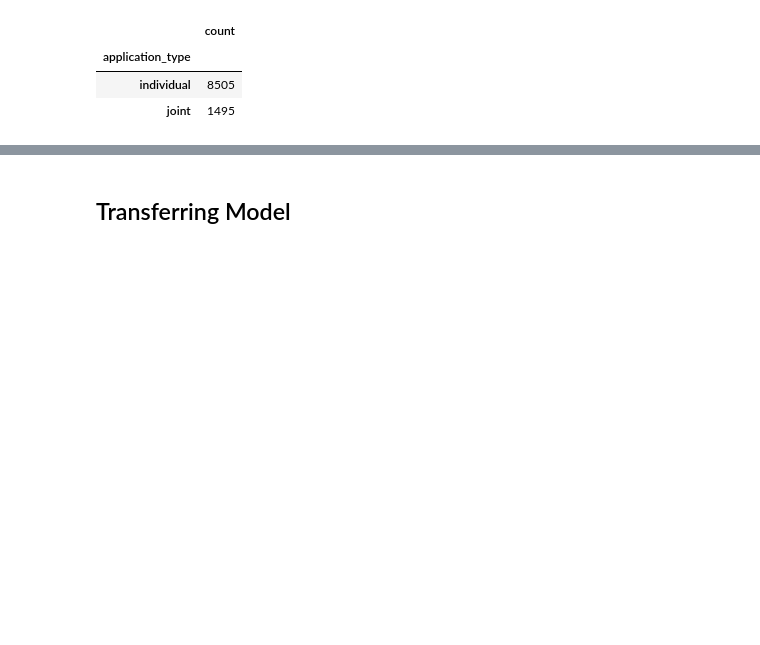
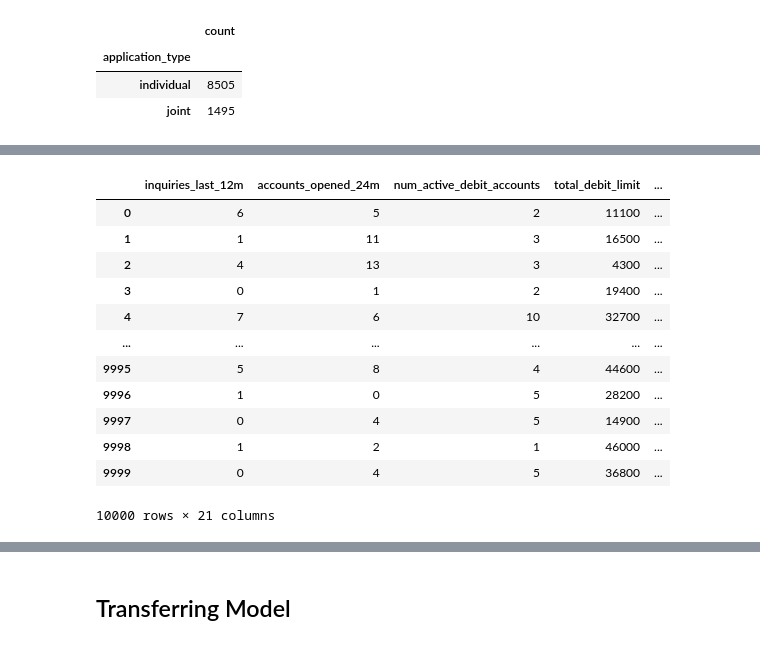
Before and after one commit to licaakwarteng/Credit-Risk-Decision-System, a Jupyter notebook: Credit_risk_decison_system.ipynb, the cells around one changed output, grey strips where cells are left out. Saved outputs shown, nothing was run; the diff lists cells and outputs as text; code cells hidden in the pictures; blank space fills up the shorter version.

```diff
--- a/Credit_risk_decison_system.ipynb
+++ b/Credit_risk_decison_system.ipynb
@@ -759,0 +172,4 @@ LogisticRegression()
+# %%
+# renaming some columns
+df = df.rename(columns={'balance': 'outstanding_balance', 'installment': 'installments_amount', 'paid_interest': 'total_interest_paid'})
+df.head()
@@ -759,0 +216,6 @@ LogisticRegression()
+# %%
+# changing dtypes
+df['months_since_90d_late'] = df['months_since_90d_late'].astype('int')
+df['num_accounts_120d_past_due'] = df['num_accounts_120d_past_due'].astype('int')
+df['months_since_last_delinq'] = df['months_since_last_delinq'].astype('int')
+df['months_since_last_credit_inquiry'] = df['months_since_last_credit_inquiry'].astype('int')
@@ -759,0 +243,4 @@ LogisticRegression()
+# %%
+# creating other new columns from the old columns
+df = credit.create_new_columns(df)
+df.head()
@@ -759,0 +503,14 @@ LogisticRegression()
+# %%
+new_df = df.drop(['emp_length', 'state', 'homeownership','emp_title', 'interest_rate','installments_amount', 'tax_liens', 'public_record_bankrupt',
+                     'annual_income', 'verified_income', 'debt_to_income', 'annual_income_joint', 'verification_income_joint', 'debt_to_income_joint',
+                     'installments_amount', 'grade', 'sub_grade', 'issue_month', 'loan_status', 'initial_listing_status','account_never_delinq_percent',
+                    'disbursement_method', 'outstanding_balance', 'paid_total', 'paid_principal', 'total_interest_paid', 'paid_late_fees',
+                     'issue_date', 'issue_year', 'earliest_credit_line', 'total_credit_lines','open_credit_lines', 'term', 'num_historical_failed_to_pay',
+                    'total_credit_limit', 'total_credit_utilized', 'num_satisfactory_accounts', 'num_accounts_120d_past_due', 'debt_ratio',
+                    'num_accounts_30d_past_due', 'remaining_balance_ratio', 'months_since_last_credit_inquiry', 'months_since_90d_late',
+                  'num_open_cc_accounts', 'num_cc_carrying_balance', 'repayment_rate', 'completion_rate', 'current_installment_accounts',
+                  'principal_repayment_rate', 'remaining_balance_ratio', 'expected_total_payment','schedule_progress', 'income_verification','credit_age','income_per_credit_line',
+                  'months_since_last_delinq','delinq_2y', 'num_collections_last_12m', 'current_accounts_delinq', 'total_collection_amount_ever'
+                    ], axis=1)
+
+new_df.info()
@@ -759,0 +536,23 @@ LogisticRegression()
+# %%
+#selecting cat features to encode
+cat_features = new_df.select_dtypes('object')
+num_features = [col for col in new_df.describe().columns]
+num_df = new_df[num_features]
+
+encoded_cat_df = pd.get_dummies(cat_features, dtype='int', drop_first=True)
+df_encoded = pd.concat([num_df, encoded_cat_df], axis=1)
+df_encoded
+# %% [output]
+|  | inquiries_last_12m | accounts_opened_24m | num_active_debit_accounts | total_debit_limit | ... |
+| 0 | 6 | 5 | 2 | 11100 | ... |
+| 1 | 1 | 11 | 3 | 16500 | ... |
+| 2 | 4 | 13 | 3 | 4300 | ... |
+| 3 | 0 | 1 | 2 | 19400 | ... |
+| 4 | 7 | 6 | 10 | 32700 | ... |
+| ... | ... | ... | ... | ... | ... |
+| 9995 | 5 | 8 | 4 | 44600 | ... |
+| 9996 | 1 | 0 | 5 | 28200 | ... |
+| 9997 | 0 | 4 | 5 | 14900 | ... |
+| 9998 | 1 | 2 | 1 | 46000 | ... |
+| 9999 | 0 | 4 | 5 | 36800 | ... |
+10000 rows × 21 columns
```
Also changed, not shown: parts of 85 cells of this notebook, 5 other files.
